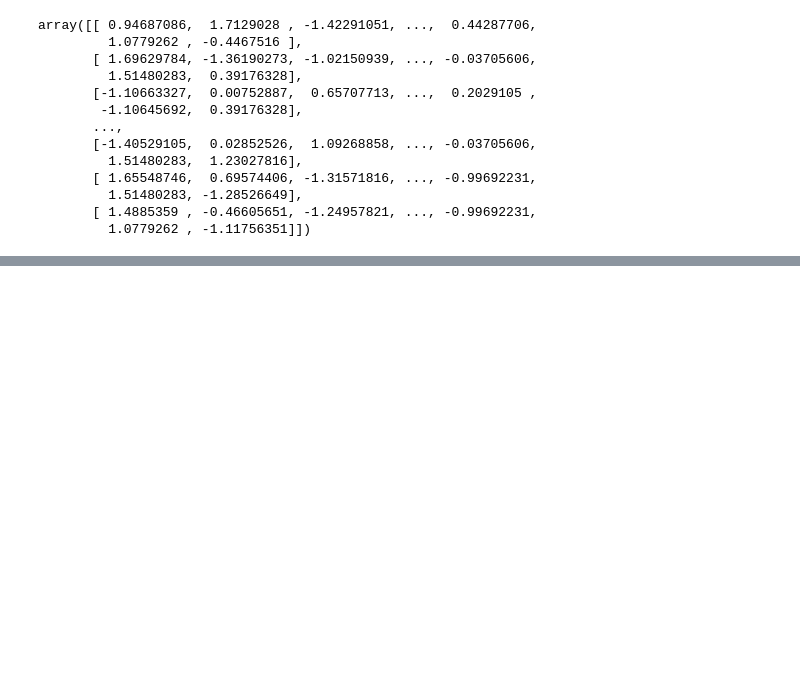
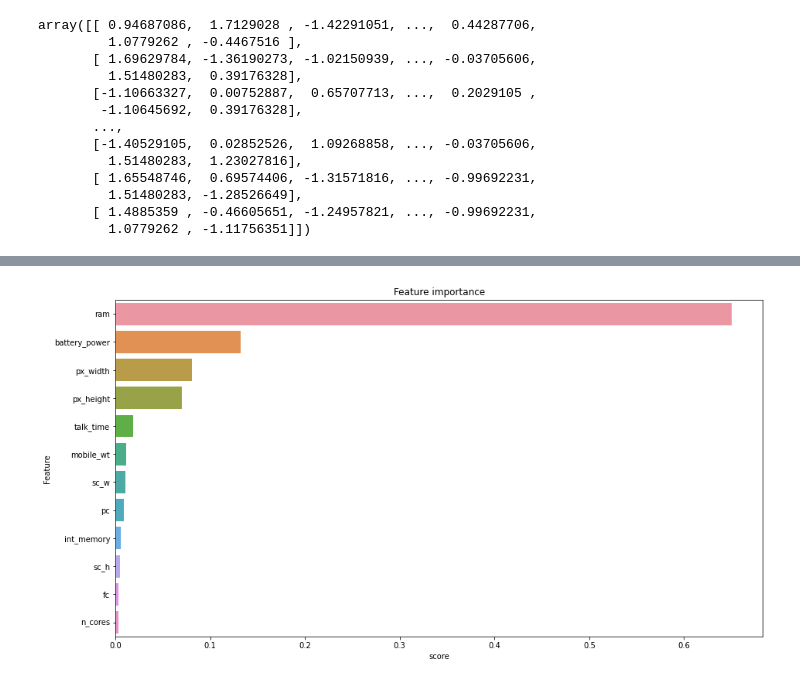
Before and after one commit to itsmimahi/Mobile-Price-Range-Prediction, a Jupyter notebook: ML_Classificatin_Project.ipynb, the cells around one changed output, grey strips where cells are left out. Saved outputs shown, nothing was run; the diff lists cells and outputs as text; code cells hidden in the pictures; blank space fills up the shorter version.

```diff
--- a/ML_Classificatin_Project.ipynb
+++ b/ML_Classificatin_Project.ipynb
@@ -670,0 +870,13 @@ def plot_auc_roc(y_test,pred_prob):
+# %%
+# creating the function for plotting feature importance.
+def plot_feature_importance(algo):
+  importance = algo.feature_importances_
+  feature_importance = pd.DataFrame({'Feature':x.columns, 'score':importance}).sort_values(by='score',ascending=False)
+  plt.figure(figsize=(15,8))
+  sns.barplot(x=feature_importance['score'],y=feature_importance['Feature'])
+  plt.title('Feature importance')
+# %%
+# Plotting feature importance.
+plot_feature_importance(dtc_optimal)
+# %% [output]
+[figure, added]
```
Also changed, not shown: parts of 30 cells of this notebook.
